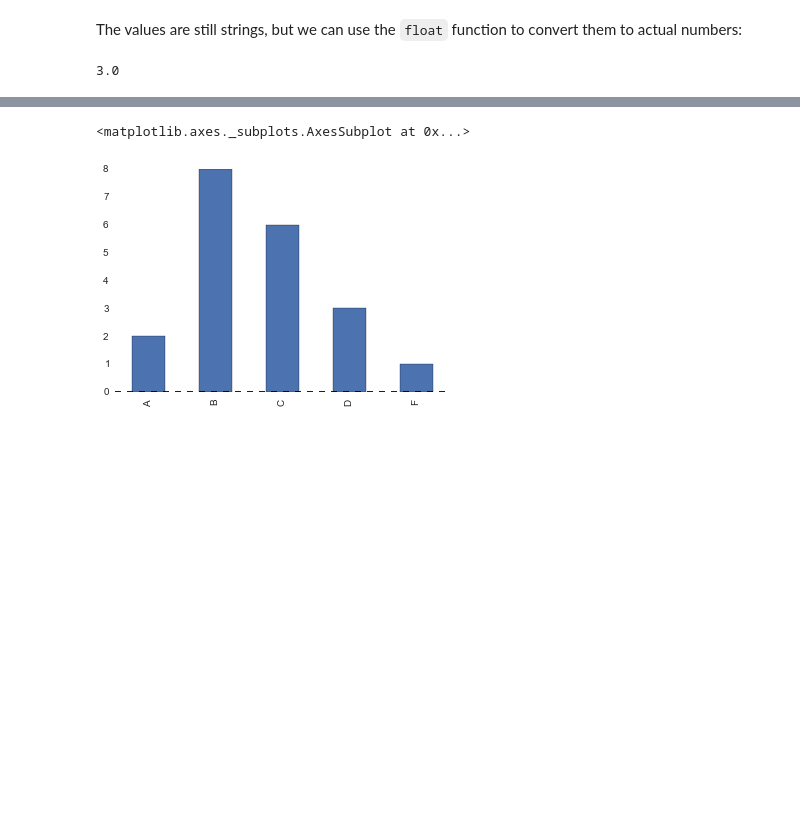
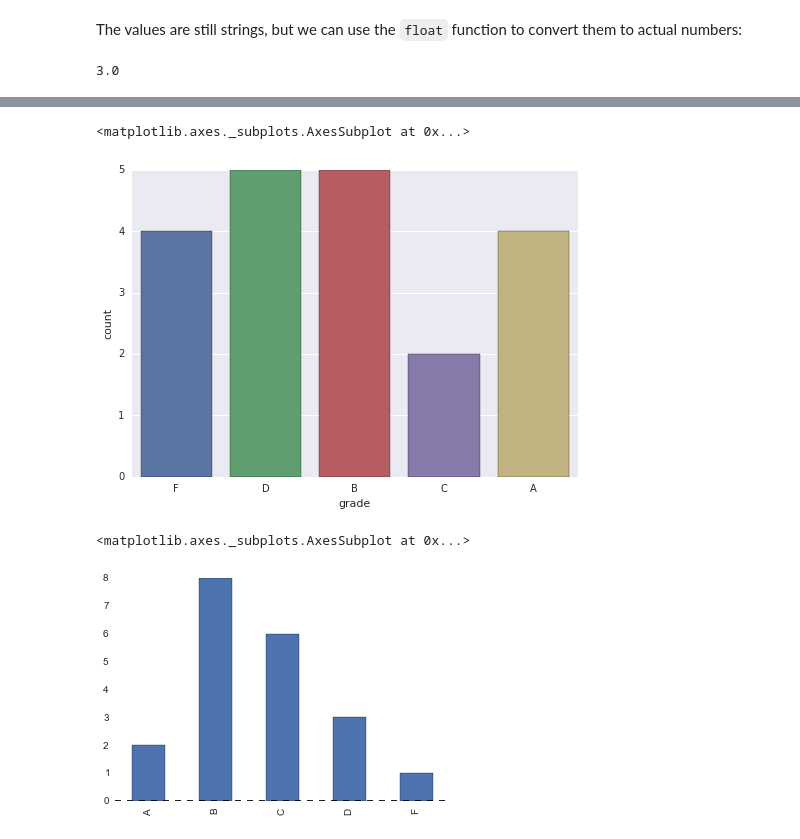
Before and after one commit to calpolydatascience/data301, a Jupyter notebook: Content/Transformation/CleanWrangle.ipynb, the cells around one changed output, grey strips where cells are left out. Saved outputs shown, nothing was run; the diff lists cells and outputs as text; code cells hidden in the pictures; blank space fills up the shorter version.

```diff
--- a/Content/Transformation/CleanWrangle.ipynb
+++ b/Content/Transformation/CleanWrangle.ipynb
@@ -125,4 +125,9 @@ df.head()
 | 4 | F | 0 |
+# %%
+sns.countplot(x=df.grade)
+# %% [output]
+<matplotlib.axes._subplots.AxesSubplot at 0x...>
+[figure, added]
 # %%
 counts = df.grade.value_counts().sort_index()
 # %%
```
Also changed, not shown: parts of 8 cells of this notebook, 2 other files.
